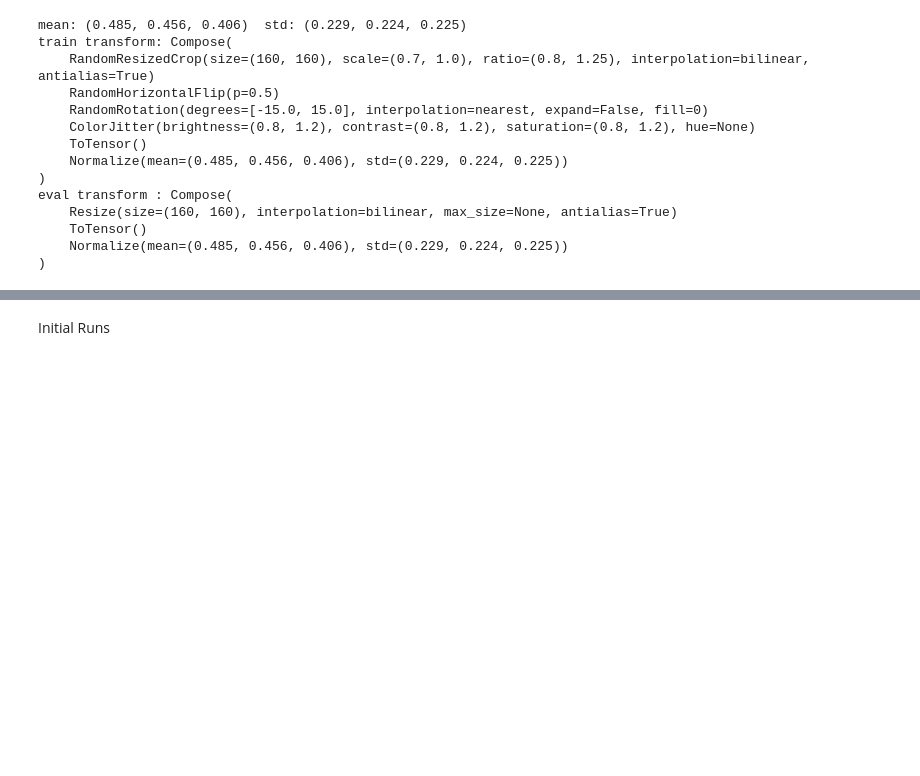
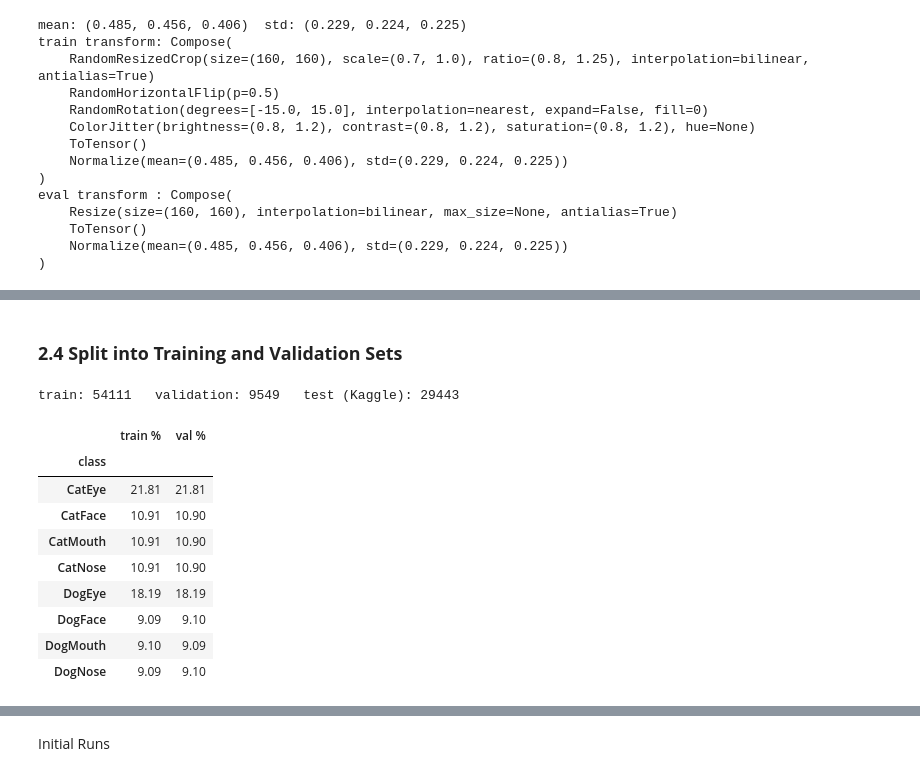
Before and after one commit to JamesWaltersAut/ENGE707-Kaggle-Competition, a Jupyter notebook: Assignment_2.ipynb, the cells around one changed output, grey strips where cells are left out. Cells and saved outputs as stored; diff of their text form; code cells hidden in the pictures; blank space fills up the shorter version.

```diff
--- a/Assignment_2.ipynb
+++ b/Assignment_2.ipynb
@@ -724,0 +758,6 @@ eval transform : Compose(
+# %%
+# Class names -> integers 0-7, alphabetical (the same mapping train.py uses)
+class_to_idx = {c: i for i, c in enumerate(classes)}
+print(class_to_idx)
+train['y'] = train['class'].map(class_to_idx)
+display(train[['image_id', 'class', 'y']].head())
@@ -724,0 +772,20 @@ eval transform : Compose(
+# %% [markdown]
+### **2.4 Split into Training and Validation Sets**
+# %%
+# Stratified 85/15 split with the same seed as train.py -> every class keeps the same share in both sets
+tr, va = train_test_split(train, test_size=VAL_FRAC, stratify=train['y'], random_state=SEED)
+print(f'train: {len(tr)}   validation: {len(va)}   test (Kaggle): {len(test)}')
+display(pd.DataFrame({'train %': tr['class'].value_counts(normalize=True) * 100,
+                      'val %':   va['class'].value_counts(normalize=True) * 100}).round(2))
+# %% [output]
+train: 54111   validation: 9549   test (Kaggle): 29443
+|  | train % | val % |
+| class |  |  |
+| CatEye | 21.81 | 21.81 |
+| CatFace | 10.91 | 10.90 |
+| CatMouth | 10.91 | 10.90 |
+| CatNose | 10.91 | 10.90 |
+| DogEye | 18.19 | 18.19 |
+| DogFace | 9.09 | 9.10 |
+| DogMouth | 9.10 | 9.09 |
+| DogNose | 9.09 | 9.10 |
```
Also changed, not shown: parts of 14 cells of this notebook, 1 other file.
